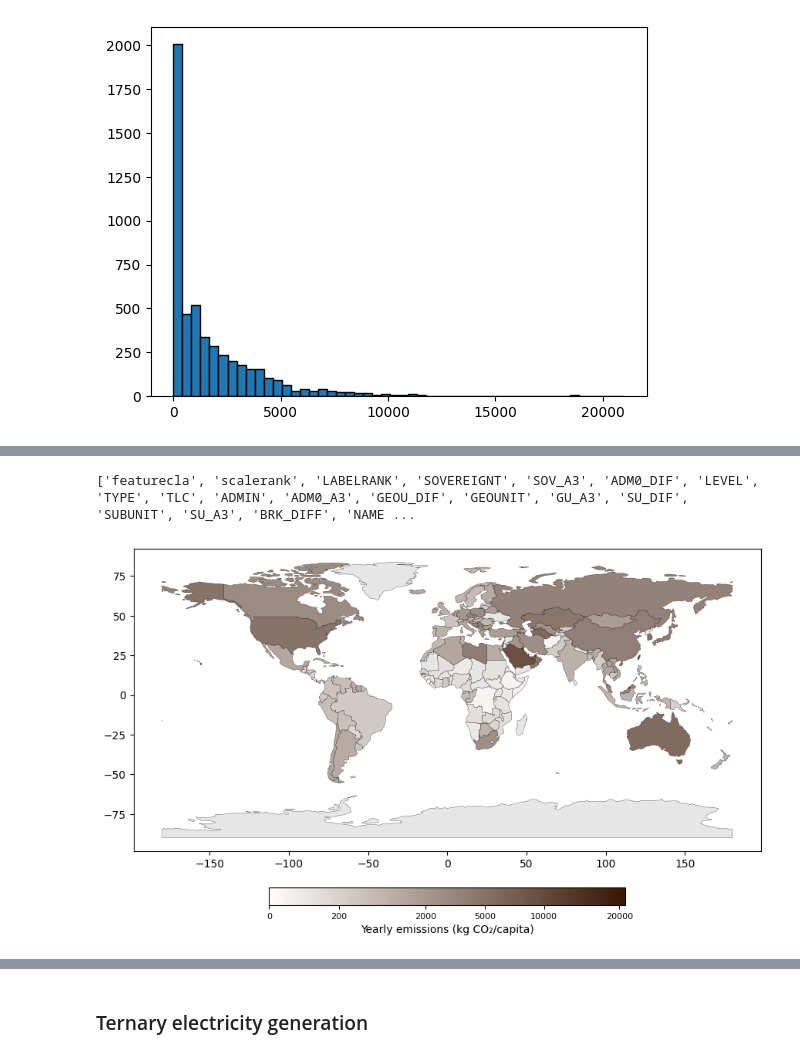
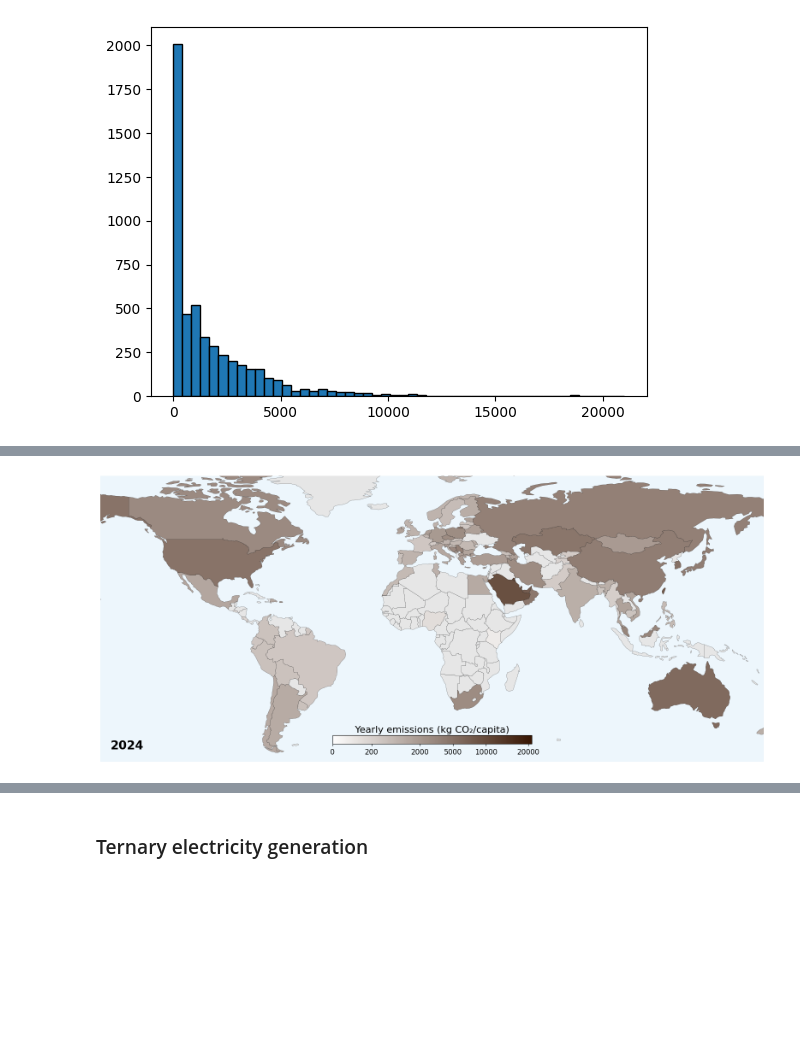
Before and after one commit to raulgarciadiez/energy_maps, a Jupyter notebook: color_code.ipynb, the cells around one changed output, grey strips where cells are left out. Saved outputs shown, nothing was run; the diff lists cells and outputs as text; code cells hidden in the pictures; blank space fills up the shorter version.

```diff
--- a/color_code.ipynb
+++ b/color_code.ipynb
@@ -460,6 +652,8 @@ LKA None
 # %%
 DATA_COLUMN = "Total emissions per capita"
-Year =2023
+Year =2024
+
+fig, ax = plt.subplots(figsize=(20, 10))
 
 all_years_data = [
     data[DATA_COLUMN]
@@ -468,56 +662,85 @@ all_years_data = [
     if data.get(DATA_COLUMN) is not None
 ]
 
-world = gpd.read_file("ne_110m_admin_0_countries.shp")
-print (list(world.columns))
 
 colors = [(0.0, "#FFFFFFFF"),(1.0, "#381603")]
 cmap = mcolors.LinearSegmentedColormap.from_list(DATA_COLUMN, colors)
 norm = mcolors.PowerNorm(gamma = 0.35,vmin=0,vmax=max(all_years_data))
 
+world = gpd.read_file("ne_110m_admin_0_countries.shp")
 world["color"] = [
     cmap(norm(val)) if (iso in year_results[Year]
                         and (val := year_results[Year][iso].get(DATA_COLUMN)) is not None)
     else (0.9, 0.9, 0.9)
     for iso in world["ISO_A3_EH"]
 ]
 
-# Plot
-fig, ax = plt.subplots(figsize=(12, 6))
+
 world.plot(color=world["color"], ax=ax, edgecolor="black", linewidth=0.2)
+
+ax.add_patch(plt.Rectangle(
+    (ax.get_xlim()[0], ax.get_ylim()[0]),
+    ax.get_xlim()[1]-ax.get_xlim()[0],
+    ax.get_ylim()[1]-ax.get_ylim()[0],
+    color="#EDF6FCFF",
+    zorder=-1
+))
+
+ax.axis("off")  # removes ticks and borders in one line
+
+ax.set_xlim(-155, 170)
+ax.set_ylim(-60, 80)
+
+axin_cbar = inset_axes(
+    ax,
+    width="30%",    # width of colorbar relative to main axes
+    height="3%",    # height of colorbar
+    loc='lower center',  # location inside main axes
+    borderpad=3
+)
 
 cbar = plt.colorbar(
     mpl.cm.ScalarMappable(norm=norm, cmap=cmap),
-    ax=ax,
+    cax=axin_cbar,
     orientation="horizontal",
-    fraction=0.05,   # size relative to plot
-    pad=0.1          # space from plot
 )
 
-cbar.set_label("Yearly emissions (kg CO₂/capita)", fontsize=10)
-cbar.ax.tick_params(labelsize=8)
+cbar.ax.xaxis.set_label_position('top')
+cbar.set_label("Yearly emissions (kg CO₂/capita)", fontsize=16, labelpad = 5)
 
-n_ticks = 6
-positions = np.linspace(0, 1, n_ticks)
-tick_values = [norm.inverse(pos) for pos in positions]
+cbar.ax.tick_params(labelsize=12)
 
 def round_to_nice(x):
     if x == 0:
         return 0
     exp = int(np.floor(np.log10(x)))
     factor = 10 ** exp
-    # round to nearest factor (1, 2, 5 * 10^n could also be used)
     return round(x / factor) * factor
 
+n_ticks = 6
+positions = np.linspace(0, 1, n_ticks)
+tick_values = [norm.inverse(pos) for pos in positions]
 nice_ticks = [round_to_nice(t) for t in tick_values]
-
 cbar.set_ticks(nice_ticks)
 cbar.set_ticklabels([f"{v:.0f}" for v in nice_ticks])
 
+
+ax.text(
+    x=ax.get_xlim()[0] + 5,  # slightly right from the left edge
+    y=ax.get_ylim()[0] + 5,  # slightly above the bottom edge
+    s=Year,
+    fontsize=20,
+    ha="left",  # horizontal alignment
+    va="bottom",  # vertical alignment
+    color="black",
+    weight="bold"
+)
+
 plt.show()
+
+fig.savefig(f"map_{DATA_COLUMN}_{Year}.jpg", dpi=300, bbox_inches="tight")
 # %% [output]
-['featurecla', 'scalerank', 'LABELRANK', 'SOVEREIGNT', 'SOV_A3', 'ADM0_DIF', 'LEVEL', 'TYPE', 'TLC', 'ADMIN', 'ADM0_A3', 'GEOU_DIF', 'GEOUNIT', 'GU_A3', 'SU_DIF', 'SUBUNIT', 'SU_A3', 'BRK_DIFF', 'NAME ...
-[figure, old version]
+[figure, new version]
 # %%
 DATA_COLUMN = "Total Generation"
 Year =2024
```
Also changed, not shown: parts of 7 cells of this notebook, 2 other files.
